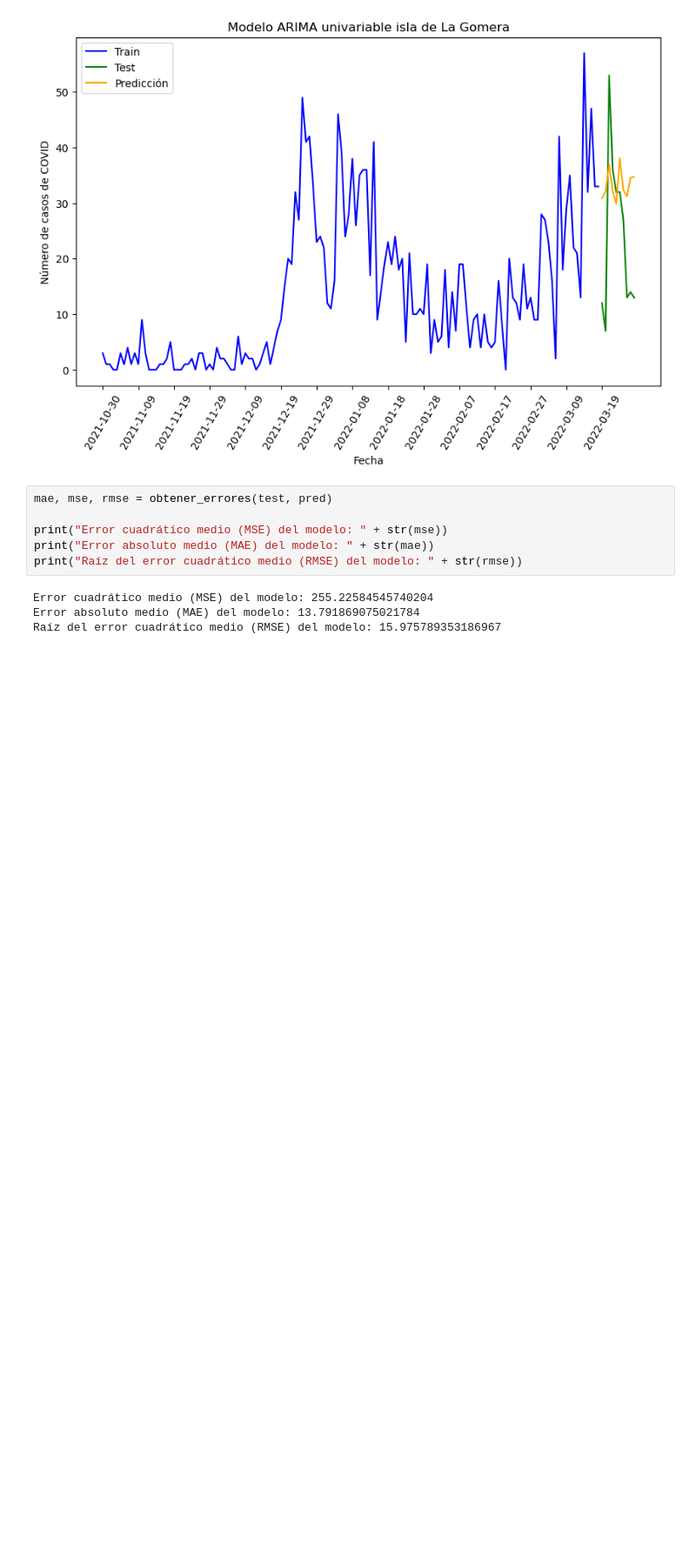
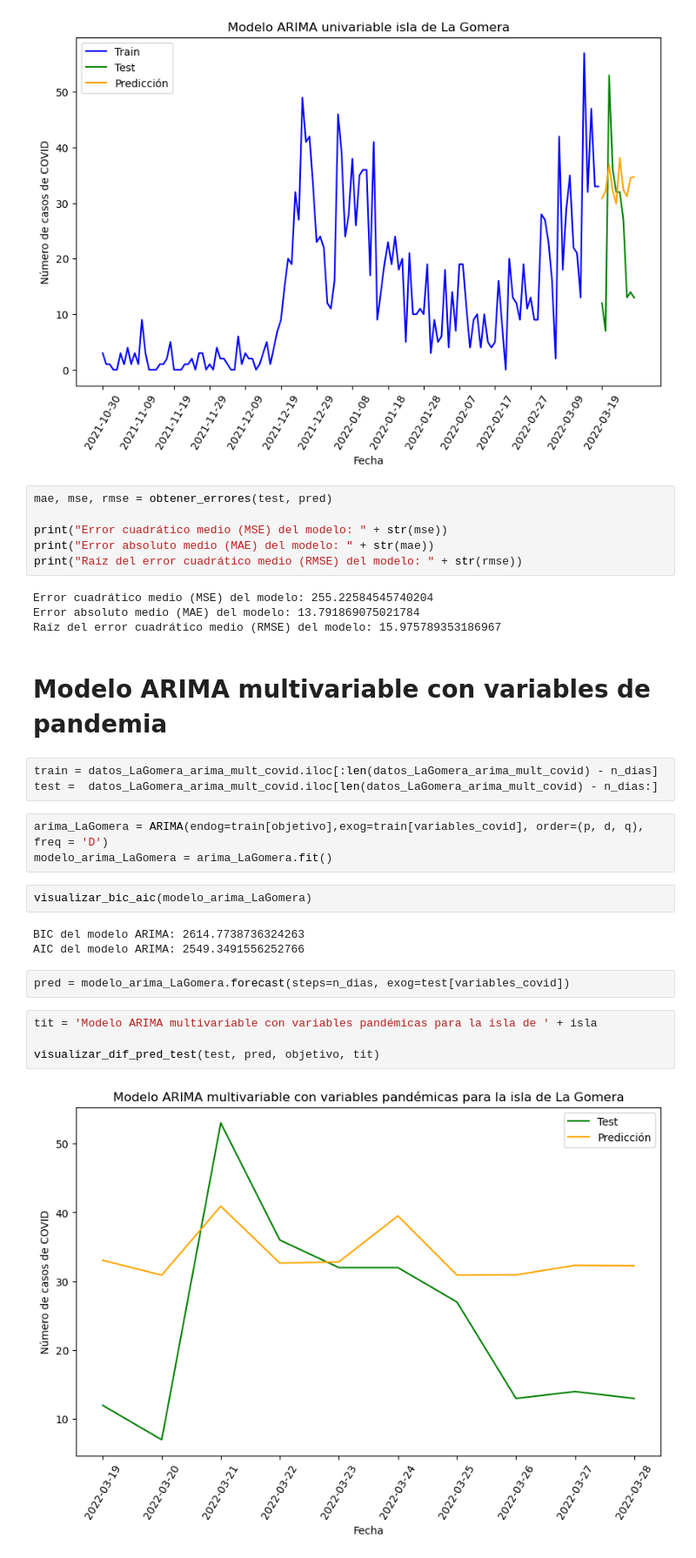
Before and after one commit to jalonsouoc/TFM, a Jupyter notebook: code/ARIMA_LaGomera.ipynb, the cells around one changed output. Shown at 87% size. Saved outputs shown, nothing was run; the diff lists cells and outputs as text; blank space fills up the shorter version.

Commit message:
Avanzando con el modelo ARIMA de La Gomera

```diff
--- a/code/ARIMA_LaGomera.ipynb
+++ b/code/ARIMA_LaGomera.ipynb
@@ -214,3 +214,24 @@ print("Raíz del error cuadrático medio (RMSE) del modelo: " + str(rmse))
 Error cuadrático medio (MSE) del modelo: 255.22584545740204
 Error absoluto medio (MAE) del modelo: 13.791869075021784
 Raíz del error cuadrático medio (RMSE) del modelo: 15.975789353186967
+# %% [markdown]
+# Modelo ARIMA multivariable con variables de pandemia
+# %%
+train = datos_LaGomera_arima_mult_covid.iloc[:len(datos_LaGomera_arima_mult_covid) - n_dias]
+test =  datos_LaGomera_arima_mult_covid.iloc[len(datos_LaGomera_arima_mult_covid) - n_dias:]
+# %%
+arima_LaGomera = ARIMA(endog=train[objetivo],exog=train[variables_covid], order=(p, d, q), freq = 'D')
+modelo_arima_LaGomera = arima_LaGomera.fit()
+# %%
+visualizar_bic_aic(modelo_arima_LaGomera)
+# %% [output]
+BIC del modelo ARIMA: 2614.7738736324263
+AIC del modelo ARIMA: 2549.3491556252766
+# %%
+pred = modelo_arima_LaGomera.forecast(steps=n_dias, exog=test[variables_covid])
+# %%
+tit = 'Modelo ARIMA multivariable con variables pandémicas para la isla de ' + isla
+
+visualizar_dif_pred_test(test, pred, objetivo, tit)
+# %% [output]
+[figure, added]
```
Also changed, not shown: parts of 18 cells of this notebook.
